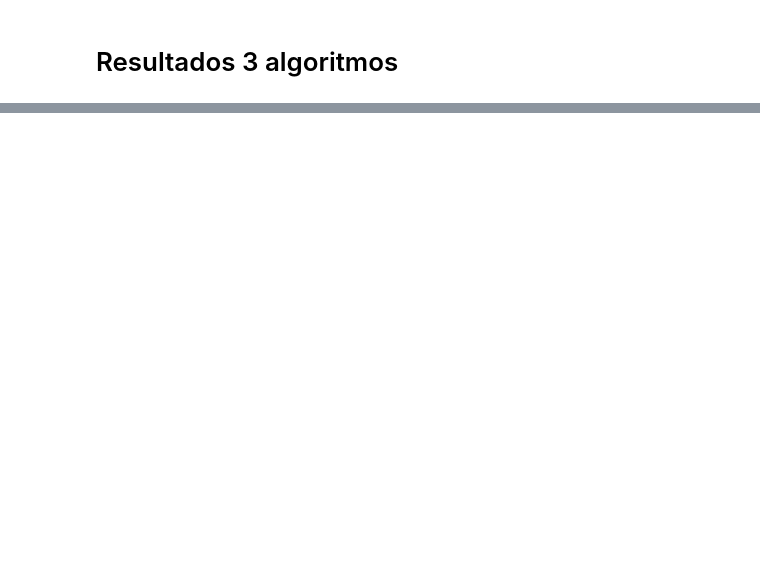
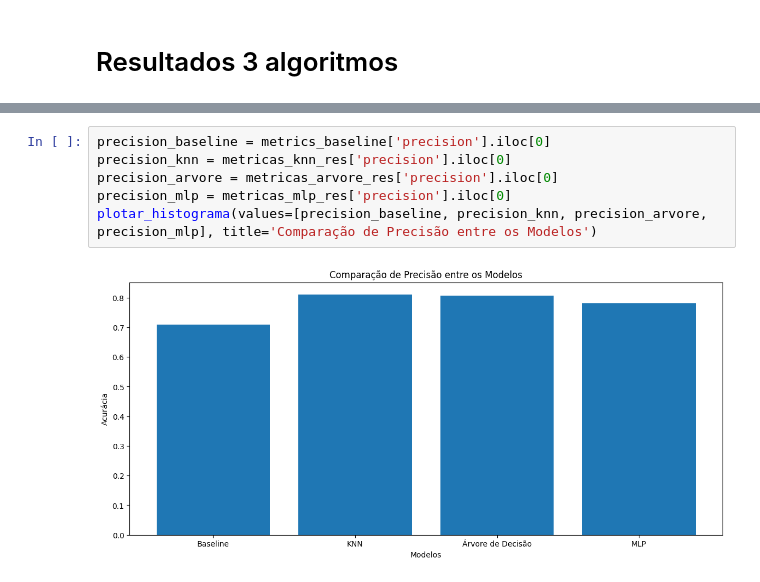
Before and after one commit to Henrique-Navarro/IA-Algoritmos-Aprendizado-de-Maquina-Juptyter, a Jupyter notebook: jupyter_notebook.ipynb, the cells around one changed output, grey strips where cells are left out. Drawn from its saved outputs; the diff is of its cells as text; blank space fills up the shorter version.

```diff
--- a/jupyter_notebook.ipynb
+++ b/jupyter_notebook.ipynb
@@ -501,0 +533,8 @@ Matriz de Confusão: [[0, 0], [4480, 0]]
+# %%
+precision_baseline = metrics_baseline['precision'].iloc[0]
+precision_knn = metricas_knn_res['precision'].iloc[0]
+precision_arvore = metricas_arvore_res['precision'].iloc[0]
+precision_mlp = metricas_mlp_res['precision'].iloc[0]
+plotar_histograma(values=[precision_baseline, precision_knn, precision_arvore, precision_mlp], title='Comparação de Precisão entre os Modelos')
+# %% [output]
+[figure, added]
```
Also changed, not shown: parts of 54 cells of this notebook.
